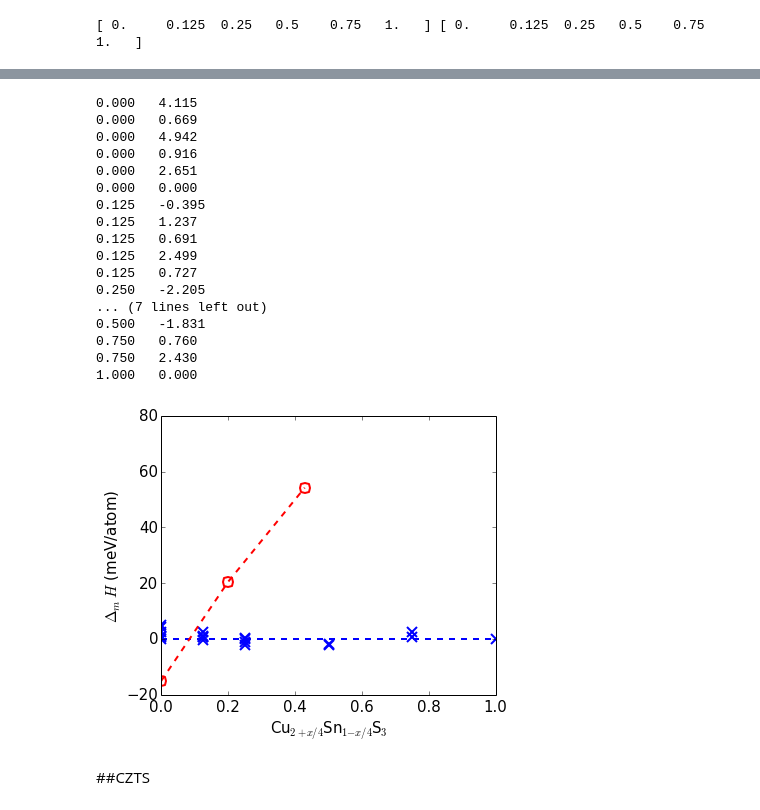
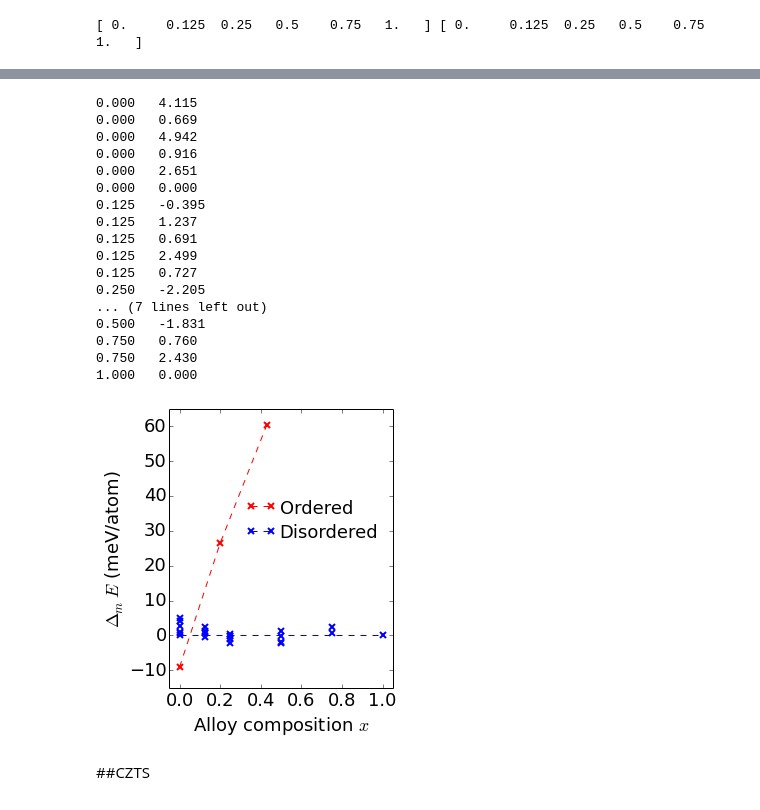
Before and after one commit to pzawadzk/IPython-NB-absorbers, a Jupyter notebook: P6_CTS_CZTS_mixing.ipynb, the cells around one changed output, grey strips where cells are left out. Cells and saved outputs as stored; diff of their text form; code cells hidden in the pictures.

```diff
--- a/P6_CTS_CZTS_mixing.ipynb
+++ b/P6_CTS_CZTS_mixing.ipynb
@@ -3,7 +3,7 @@
 # %%
 import os
 os.chdir('P6')
-local = True
+local = False
 # %%
 %pylab inline
 import numpy as np
@@ -14,7 +17,7 @@ Populating the interactive namespace from numpy and matplotlib
 # %%
 #data
 dir_CZTS = '/scratch/pzawadzk/DISORDER/CZTS/alloy_czts'
-dir_CTS = '/scratch/pzawadzk/DISORDER/CZTS/cts_mix_2/'
+dir_CTS = '/scratch/pzawadzk/DISORDER/CZTS/alloy_cts/'
 # %% [markdown]
 #CTS
 # %%
@@ -41,11 +44,14 @@ else:
             key = '/cu%d_192_seed_%d_conf_%d_%d/relax' %(cu,seed, cu2sn2, cu3sn)
 
             if key in calcs.keys():
-
+                count, conf_count = count_configurations_5(calcs[key].structure,'S', atoms = ['Cu','Zn','Sn' ])
+                print count
                 e = float(calcs[key].energy_sigma0)/len(calcs[key].structure)
                 Es.append(e)
+                print key, e
         E.append(Es)
-    f = open(data_file, 'w')
+    x = np.array(x)
+    f = open('cts_cu_sn', 'w')
     pickle.dump([x,E],f)
     f.close()
 # %% [output]
@@ -56,11 +78,8 @@ x0_cu = np.array([32, 33, 34])
 x0_sn = np.array([16, 15, 14])
 x0 = 1- (3.*x0_sn - x0_cu)/x0_sn
 print x0
+delta = -0.009
 E0 = np.array([-.36415082E+03, -.36085439E+03, -.35774973E+03])/(Natoms)
-E0_ref_no_u = -.41313537E+03/(Natoms)
-delta = E0[0] - E0_ref_no_u
-E0-= delta
-print E0[0] - min(E[0])
-print E
+E0 = min(E[0]) + delta + E0 - E0[0]
 # %% [output]
 [ 0.          0.2         0.42857143]
@@ -101,46 +120,55 @@ print x, x_true
 # %%
+fig = figure(figsize=(4, 5))
+ax = gca()
+ax.plot([0,1],[0,0], 'b--', lw=1, markersize=6, markeredgewidth=2, label='Disordered')
 
-
-fig = figure(figsize=(6,5))
-ax = gca()
 for i in range(len(x)):
     for j in range(len(E[i])):
         y = E[i][j] - (x[end_comp]-x[i]) * min(E[0]) -  x[i] * min(E[end_comp])
 
         y *= 1000
-        ax.plot(x_true[i], y, 'b', marker = 'x', mfc = 'none', lw = 2, mew = 2, ms = 10)
+        ax.plot(x_true[i], y, 'xb',markersize=6, markeredgewidth=2)
+
+        print '%.3f\t%.3f'%(x_true[i], y)
 
 
-        print '%.3f\t%.3f'%(x_true[i], y)
-        ax.plot([0,1],[0,0], 'b--', lw=2)
+ax.set_ylabel(r'$\Delta_m E$ (meV/atom)', fontsize=18)
+ax.plot(x0, y_E0, '--rx', markersize=6, markeredgewidth=2, label='Ordered')
+#ax.text(0.15, 65, r'Cu$_{2+x/4}$Sn$_{1-x/4}$S$_3$')
+ax.yaxis.set_major_locator(FixedLocator(list(np.linspace(-10,60,8))))
 
-ax.set_ylabel(r'$\Delta_m H$ (meV/atom)')
+ax.text(0.5, 35, 'Ordered', fontsize=18)
+ax.plot([0.35,0.45],[37,37], 'rx--', lw=1, markersize=6, markeredgewidth=2, label='Disordered')
+ax.text(0.5, 28, 'Disordered', fontsize=18)
+ax.plot([0.35,0.45],[30,30], 'bx--', lw=1, markersize=6, markeredgewidth=2, label='Disordered')
 
-ax.plot(x0, y_E0, '--r', marker = 'o', mfc = 'none', markeredgecolor='r', lw = 2, mew = 2, ms = 10)
-#ax.text(0.15, 65, r'Cu$_{2+x/4}$Sn$_{1-x/4}$S$_3$')
+ax.set_xlabel(r'Alloy composition $x$', fontsize=18)
+#ax.set_xlabel(r'$x$ in Cu$_{2+x/4}$Sn$_{1-x/4}$S$_3$')
+ax.axis(xmin = -0.05, xmax = 1.05, ymin = -15, ymax=65)
+ax.tick_params(axis='x', labelsize=18)
+ax.tick_params(axis='y', labelsize=18)
 
-ax.set_xlabel(r'Cu$_{2+x/4}$Sn$_{1-x/4}$S$_3$')
-ax.axis(xmin = -0.0, xmax = 1.0, ymin = -20, ymax=80)
-savefig('cts_314_mix.pdf')
+#ax.plot([0.05, 0.05], [0, 20], '-k')
+savefig('cts_314_mix.pdf', bbox_inches='tight')
 # %% [output]
 0.000   4.115
 0.000   0.669
 0.000   4.942
 0.000   0.916
 0.000   2.651
 0.000   0.000
 0.125   -0.395
 0.125   1.237
 0.125   0.691
 0.125   2.499
 0.125   0.727
 0.250   -2.205
 ... (7 lines left out)
 0.500   -1.831
 0.750   0.760
 0.750   2.430
 1.000   0.000
-[figure, old version]
+[figure, new version]
 # %% [markdown]
 ##CZTS
 # %%
```
Also changed, not shown: parts of 9 cells of this notebook, 11 other files.
